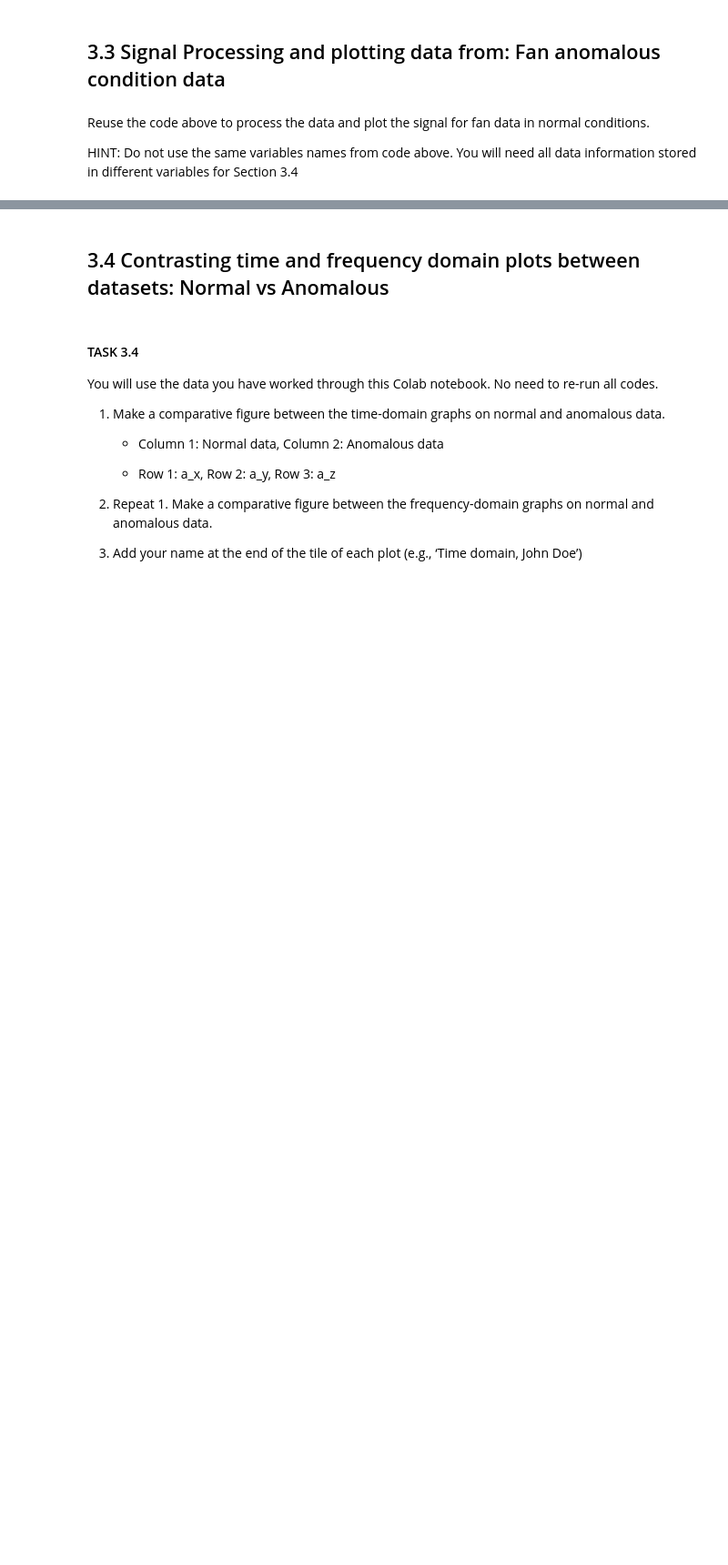
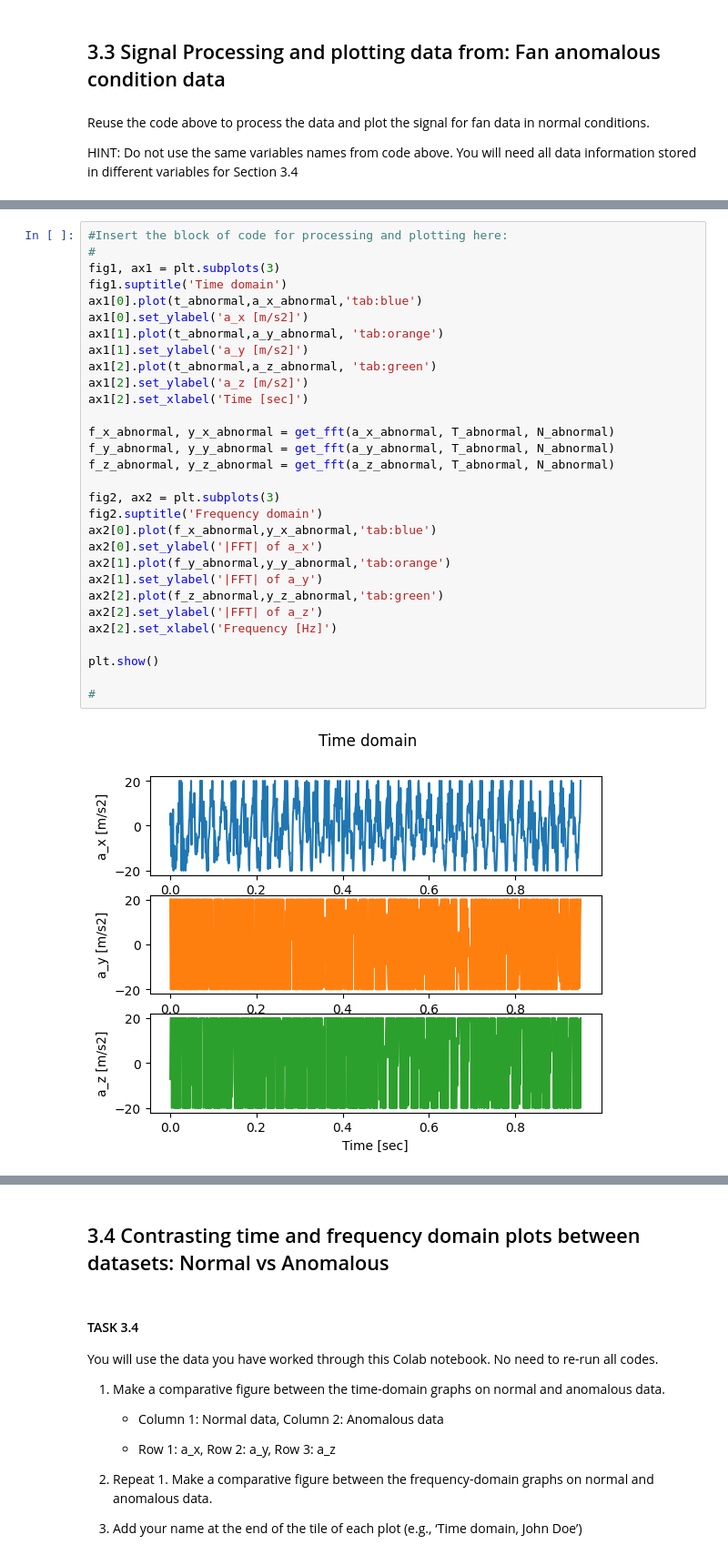
Before and after one commit to rd908213/ME-597-IIoT, a Jupyter notebook: lab/lab2/L2_Colab3.ipynb, the cells around one changed output, grey strips where cells are left out. Shown at 91% size. Cells and saved outputs as stored; diff of their text form; blank space fills up the shorter version.

```diff
--- a/lab/lab2/L2_Colab3.ipynb
+++ b/lab/lab2/L2_Colab3.ipynb
@@ -182,0 +298,32 @@ HINT: Do not use the same variables names from code above. You will need all dat
+# %%
+#Insert the block of code for processing and plotting here:
+#
+fig1, ax1 = plt.subplots(3)
+fig1.suptitle('Time domain')
+ax1[0].plot(t_abnormal,a_x_abnormal,'tab:blue')
+ax1[0].set_ylabel('a_x [m/s2]')
+ax1[1].plot(t_abnormal,a_y_abnormal, 'tab:orange')
+ax1[1].set_ylabel('a_y [m/s2]')
+ax1[2].plot(t_abnormal,a_z_abnormal, 'tab:green')
+ax1[2].set_ylabel('a_z [m/s2]')
+ax1[2].set_xlabel('Time [sec]')
+
+f_x_abnormal, y_x_abnormal = get_fft(a_x_abnormal, T_abnormal, N_abnormal)
+f_y_abnormal, y_y_abnormal = get_fft(a_y_abnormal, T_abnormal, N_abnormal)
+f_z_abnormal, y_z_abnormal = get_fft(a_z_abnormal, T_abnormal, N_abnormal)
+
+fig2, ax2 = plt.subplots(3)
+fig2.suptitle('Frequency domain')
+ax2[0].plot(f_x_abnormal,y_x_abnormal,'tab:blue')
+ax2[0].set_ylabel('|FFT| of a_x')
+ax2[1].plot(f_y_abnormal,y_y_abnormal,'tab:orange')
+ax2[1].set_ylabel('|FFT| of a_y')
+ax2[2].plot(f_z_abnormal,y_z_abnormal,'tab:green')
+ax2[2].set_ylabel('|FFT| of a_z')
+ax2[2].set_xlabel('Frequency [Hz]')
+
+plt.show()
+
+#
+# %% [output]
+[figure, added]
```
Also changed, not shown: parts of 33 cells of this notebook, 2 other files.
